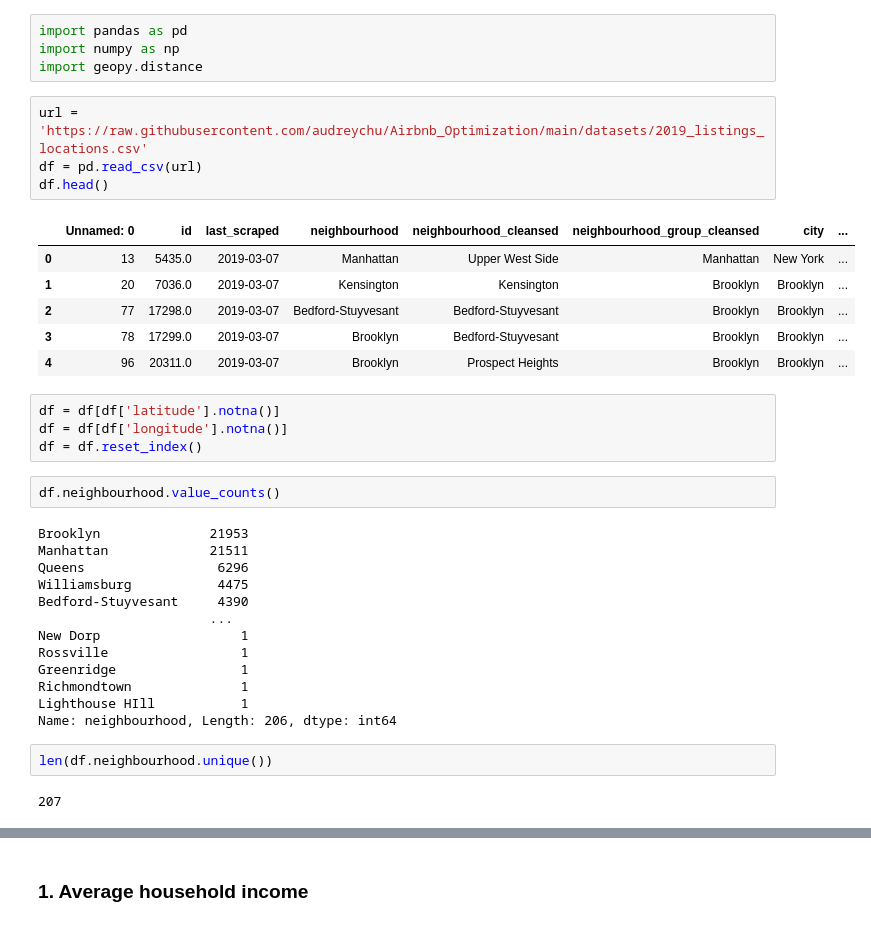
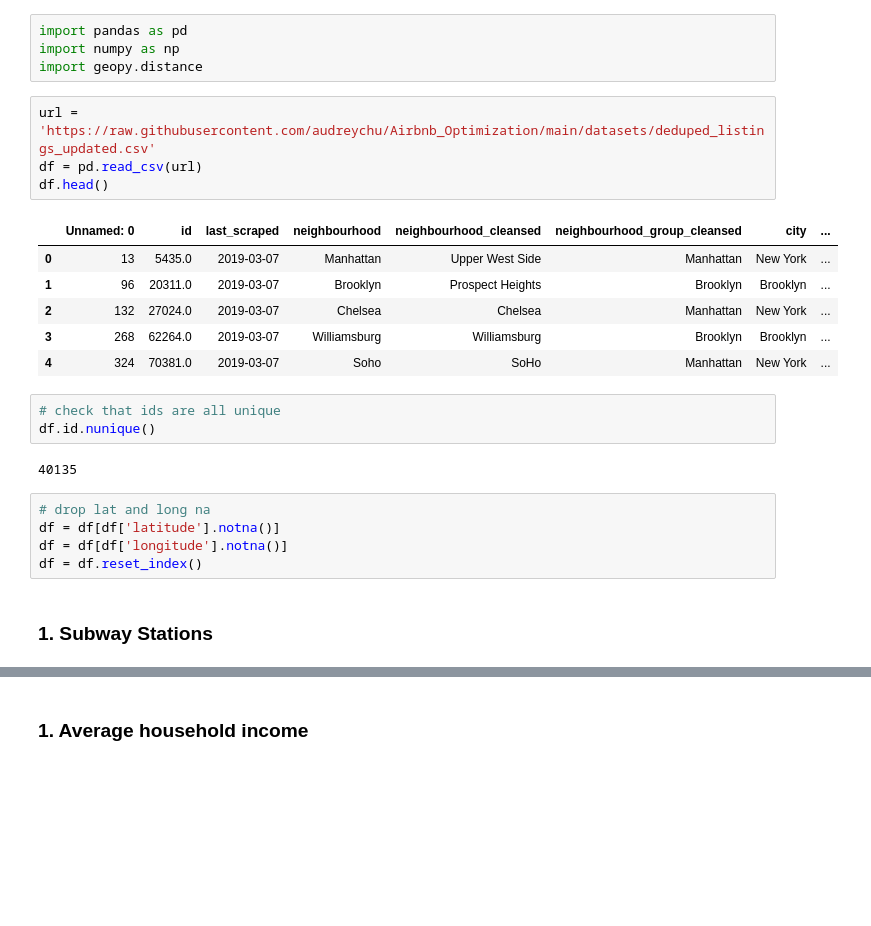
Before and after one commit to audreychu/Airbnb_Optimization, a Jupyter notebook: datasets/inc_subway_data.ipynb, the cells around one changed output, grey strips where cells are left out. Cells and saved outputs as stored; diff of their text form; blank space fills up the shorter version.

```diff
--- a/datasets/inc_subway_data.ipynb
+++ b/datasets/inc_subway_data.ipynb
@@ -3,36 +3,25 @@ import pandas as pd
 import numpy as np
 import geopy.distance
 # %%
-url = 'https://raw.githubusercontent.com/audreychu/Airbnb_Optimization/main/datasets/2019_listings_locations.csv'
+url = 'https://raw.githubusercontent.com/audreychu/Airbnb_Optimization/main/datasets/deduped_listings_updated.csv'
 df = pd.read_csv(url)
 df.head()
 # %% [output]
 |  | Unnamed: 0 | id | last_scraped | neighbourhood | neighbourhood_cleansed | neighbourhood_group_cleansed | city | ... |
 | 0 | 13 | 5435.0 | 2019-03-07 | Manhattan | Upper West Side | Manhattan | New York | ... |
-| 1 | 20 | 7036.0 | 2019-03-07 | Kensington | Kensington | Brooklyn | Brooklyn | ... |
-| 2 | 77 | 17298.0 | 2019-03-07 | Bedford-Stuyvesant | Bedford-Stuyvesant | Brooklyn | Brooklyn | ... |
-| 3 | 78 | 17299.0 | 2019-03-07 | Brooklyn | Bedford-Stuyvesant | Brooklyn | Brooklyn | ... |
-| 4 | 96 | 20311.0 | 2019-03-07 | Brooklyn | Prospect Heights | Brooklyn | Brooklyn | ... |
+| 1 | 96 | 20311.0 | 2019-03-07 | Brooklyn | Prospect Heights | Brooklyn | Brooklyn | ... |
+| 2 | 132 | 27024.0 | 2019-03-07 | Chelsea | Chelsea | Manhattan | New York | ... |
+| 3 | 268 | 62264.0 | 2019-03-07 | Williamsburg | Williamsburg | Brooklyn | Brooklyn | ... |
+| 4 | 324 | 70381.0 | 2019-03-07 | Soho | SoHo | Manhattan | New York | ... |
+# %%
+# check that ids are all unique
+df.id.nunique()
+# %% [output]
+40135
 # %%
+# drop lat and long na
 df = df[df['latitude'].notna()]
 df = df[df['longitude'].notna()]
 df = df.reset_index()
-# %%
-df.neighbourhood.value_counts()
-# %% [output]
-Brooklyn              21953
-Manhattan             21511
-Queens                 6296
-Williamsburg           4475
-Bedford-Stuyvesant     4390
-                      ...
-New Dorp                  1
-Rossville                 1
-Greenridge                1
-Richmondtown              1
-Lighthouse HIll           1
-Name: neighbourhood, Length: 206, dtype: int64
-# %%
-len(df.neighbourhood.unique())
-# %% [output]
-207
+# %% [markdown]
+### 1. Subway Stations
```
Also changed, not shown: parts of 37 cells of this notebook, 3 other files.
